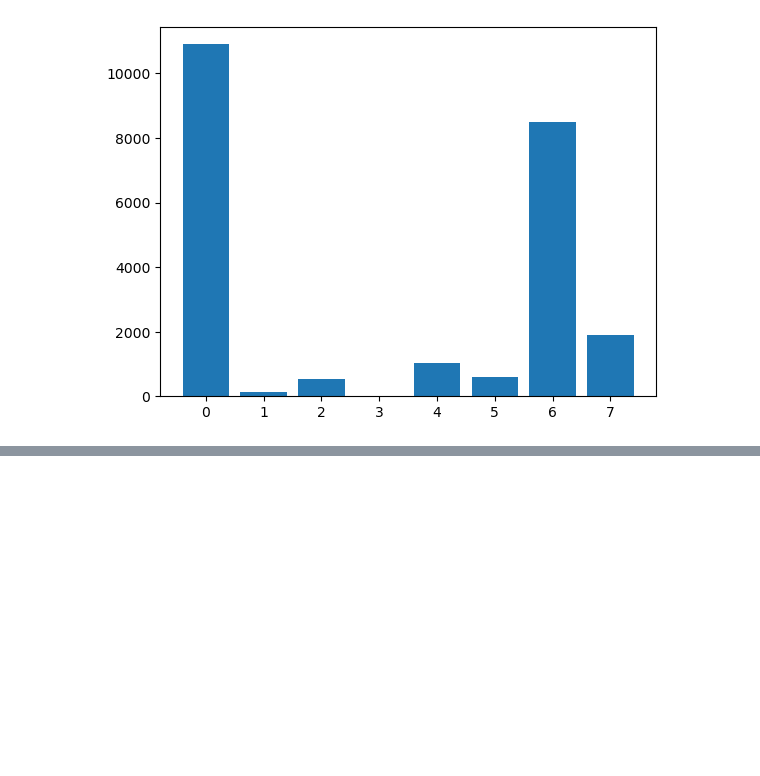
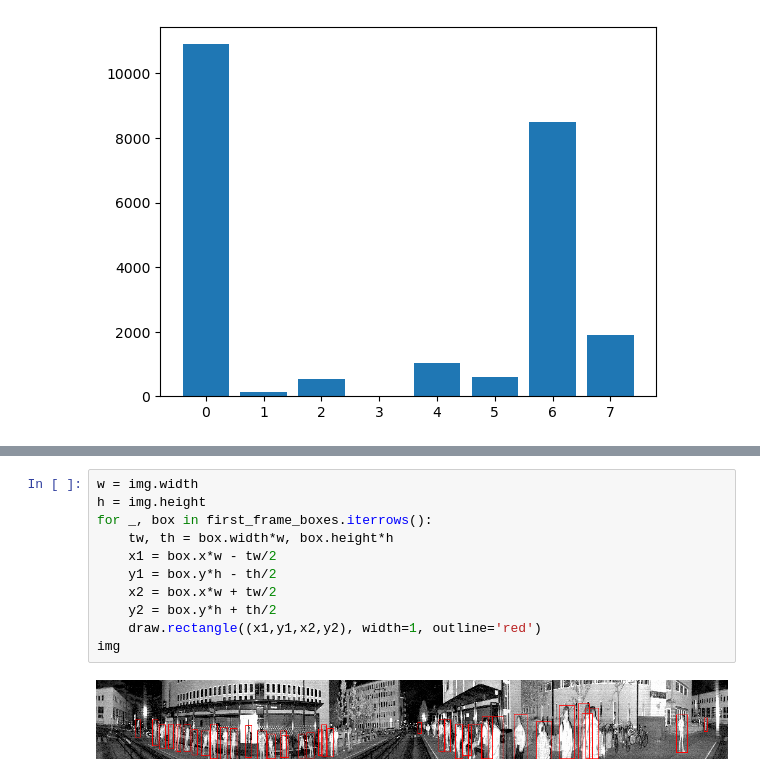
Before and after one commit to seb2o/deep-object-detection-Lidar, a Jupyter notebook: src/eda.ipynb, the cells around one changed output, grey strips where cells are left out. Saved outputs shown, nothing was run; the diff lists cells and outputs as text; blank space fills up the shorter version.

```diff
--- a/src/eda.ipynb
+++ b/src/eda.ipynb
@@ -50,0 +64,13 @@ class_names
+# %%
+w = img.width
+h = img.height
+for _, box in first_frame_boxes.iterrows():
+    tw, th = box.width*w, box.height*h
+    x1 = box.x*w - tw/2
+    y1 = box.y*h - th/2
+    x2 = box.x*w + tw/2
+    y2 = box.y*h + th/2
+    draw.rectangle((x1,y1,x2,y2), width=1, outline='red')
+img
+# %% [output]
+[figure, added]
```
Also changed, not shown: parts of 2 cells of this notebook.
